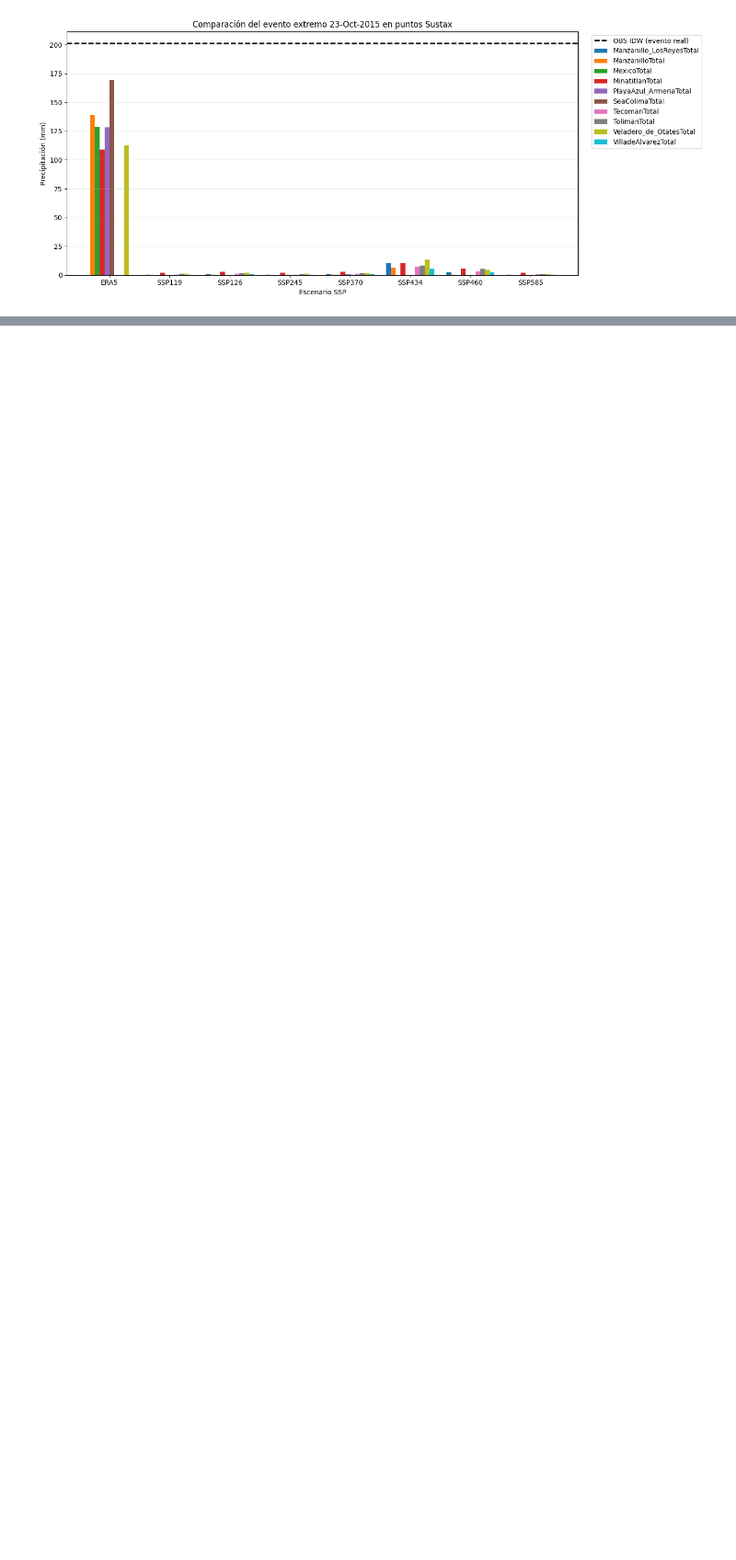
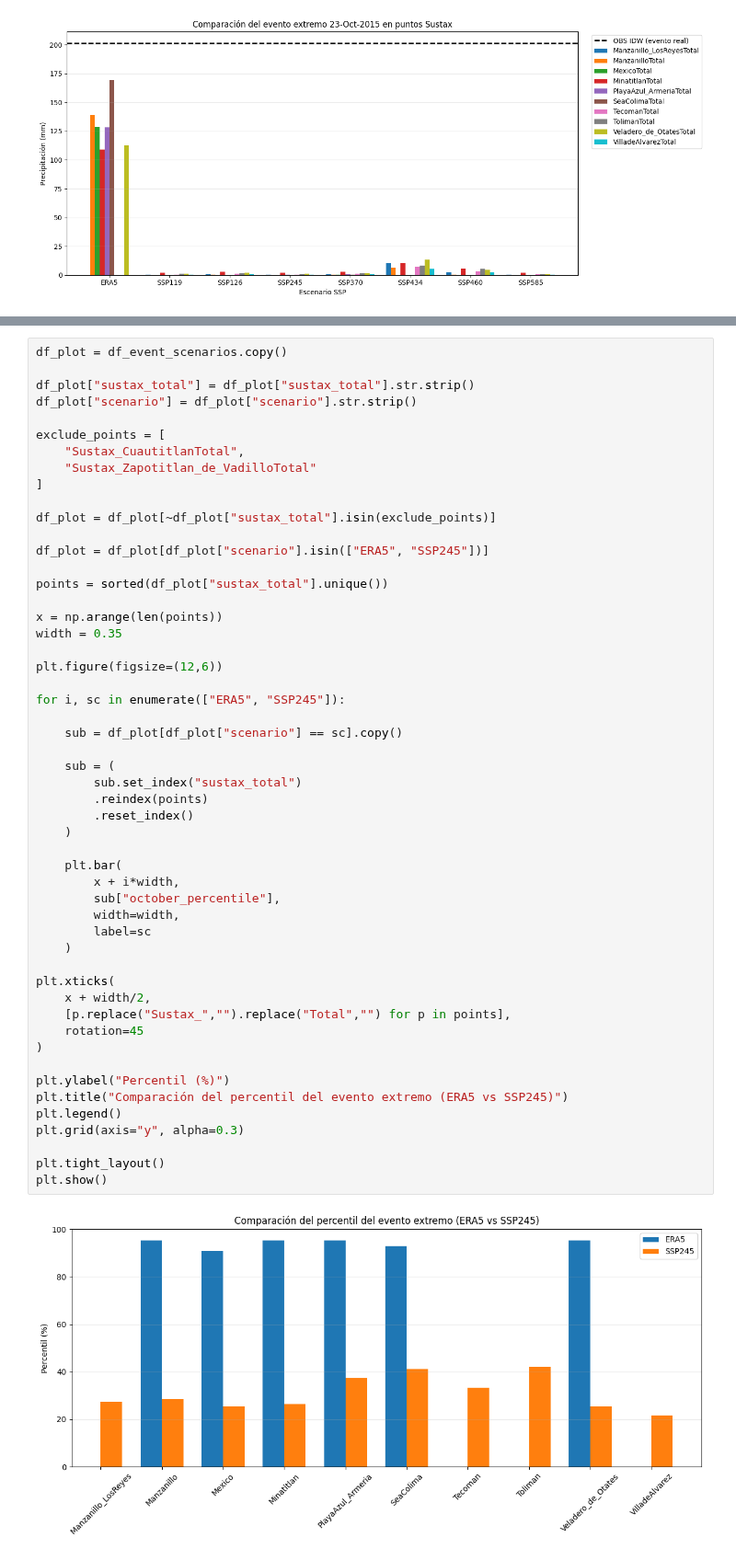
Before and after one commit to RenteriaRaul/Doctorado-DCAG, a Jupyter notebook: notebooks/sustax/03_sustax_event_analysis_2015.ipynb, the cells around one changed output, grey strips where cells are left out. Shown at 92% size. Cells and saved outputs as stored; diff of their text form; blank space fills up the shorter version.

```diff
--- a/notebooks/sustax/03_sustax_event_analysis_2015.ipynb
+++ b/notebooks/sustax/03_sustax_event_analysis_2015.ipynb
@@ -347,0 +445,54 @@ plt.show()
+# %%
+df_plot = df_event_scenarios.copy()
+
+df_plot["sustax_total"] = df_plot["sustax_total"].str.strip()
+df_plot["scenario"] = df_plot["scenario"].str.strip()
+
+exclude_points = [
+    "Sustax_CuautitlanTotal",
+    "Sustax_Zapotitlan_de_VadilloTotal"
+]
+
+df_plot = df_plot[~df_plot["sustax_total"].isin(exclude_points)]
+
+df_plot = df_plot[df_plot["scenario"].isin(["ERA5", "SSP245"])]
+
+points = sorted(df_plot["sustax_total"].unique())
+
+x = np.arange(len(points))
+width = 0.35
+
+plt.figure(figsize=(12,6))
+
+for i, sc in enumerate(["ERA5", "SSP245"]):
+
+    sub = df_plot[df_plot["scenario"] == sc].copy()
+
+    sub = (
+        sub.set_index("sustax_total")
+        .reindex(points)
+        .reset_index()
+    )
+
+    plt.bar(
+        x + i*width,
+        sub["october_percentile"],
+        width=width,
+        label=sc
+    )
+
+plt.xticks(
+    x + width/2,
+    [p.replace("Sustax_","").replace("Total","") for p in points],
+    rotation=45
+)
+
+plt.ylabel("Percentil (%)")
+plt.title("Comparación del percentil del evento extremo (ERA5 vs SSP245)")
+plt.legend()
+plt.grid(axis="y", alpha=0.3)
+
+plt.tight_layout()
+plt.show()
+# %% [output]
+[figure, added]
```
Also changed, not shown: parts of 1 cell of this notebook.
